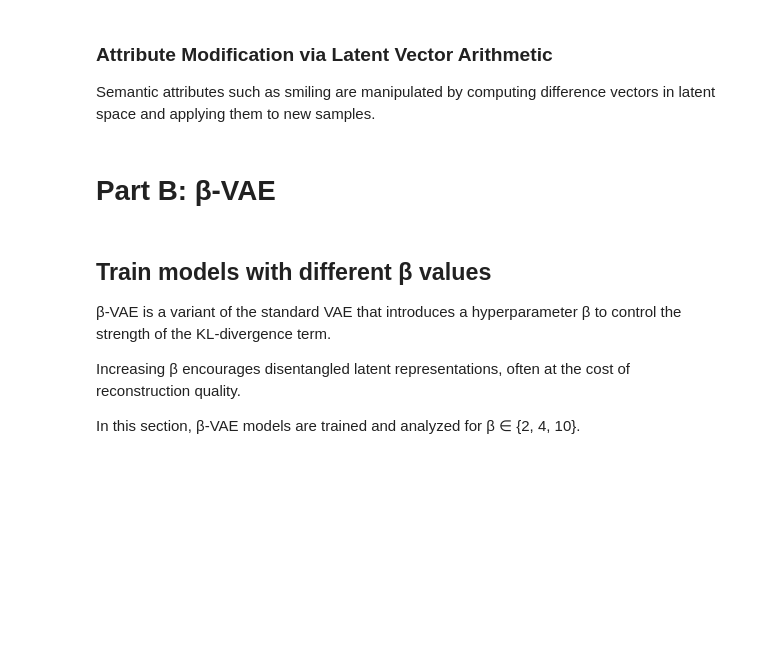
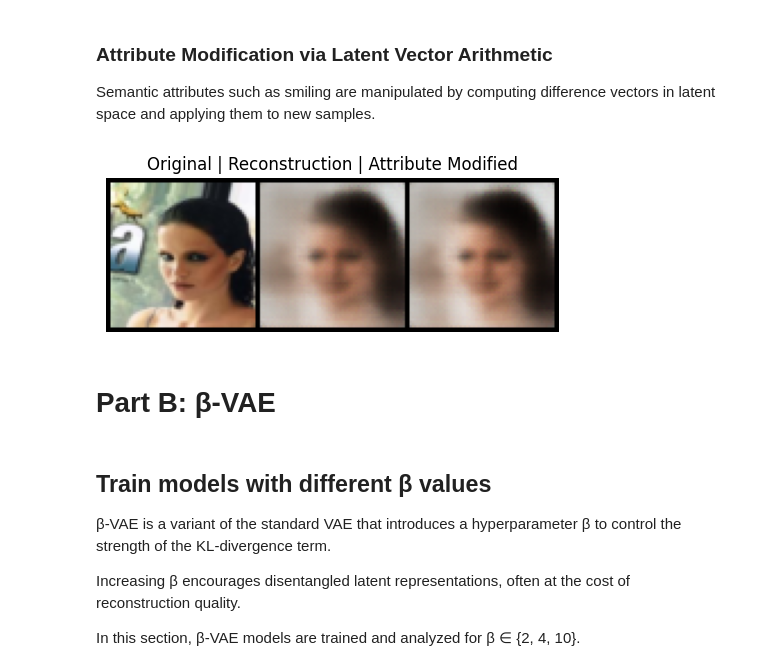
Before and after one commit to jobs4santoshprasad/adl-a2-face-gen, a Jupyter notebook: adl_a2_face_gen.ipynb, the cells around one changed output. Saved outputs shown, nothing was run; the diff lists cells and outputs as text; code cells hidden in the pictures; blank space fills up the shorter version.

```diff
--- a/adl_a2_face_gen.ipynb
+++ b/adl_a2_face_gen.ipynb
@@ -552,33 +553,35 @@ def compute_attribute_vector(model, dataloader, attr_index, num_samples=500):
 # %%
 # ===============================
 # Apply Attribute Modification
 # ===============================
 def apply_attribute(model, dataloader, attr_vector, scale=1.5):
     model.eval()
 
     with torch.no_grad():
         images, _ = next(iter(dataloader))
         image = images[0:1].to(device)
 
         mu, _ = model.encoder(image)
 
         modified_z = mu + scale * attr_vector.unsqueeze(0)
 
         original = model.decoder(mu)
         modified = model.decoder(modified_z)
 
         comparison = torch.cat([image, original, modified], dim=0)
         grid = make_grid(comparison, nrow=3)
 
         plt.figure(figsize=(6, 2))
-        plt.imshow(grid.permute(1, 2, 0))
+        plt.imshow(grid.permute(1, 2, 0).cpu())
         plt.axis("off")
         plt.title("Original | Reconstruction | Attribute Modified")
         plt.show()
 
 
 smile_vector = compute_attribute_vector(vae, celeba_loader, smiling_idx)
 apply_attribute(vae, celeba_loader, smile_vector)
+# %% [output]
+[figure, added]
 # %% [markdown]
 # Part B: β-VAE
 # %%
```
Also changed, not shown: parts of 11 cells of this notebook.
